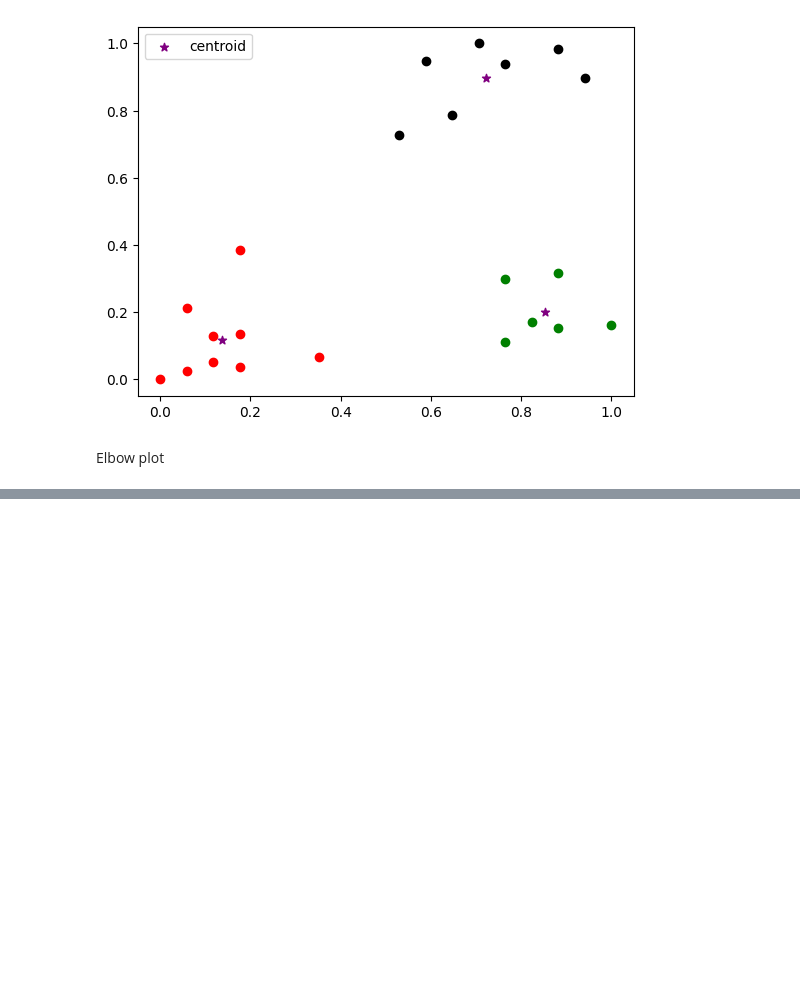
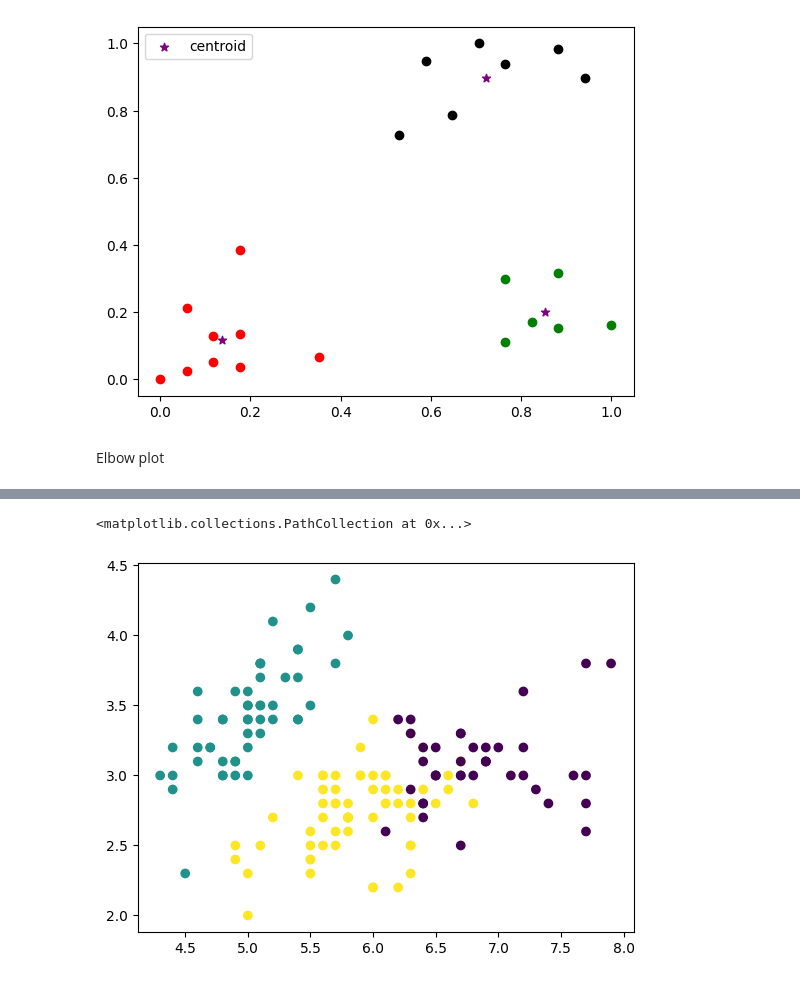
Before and after one commit to khushidubeyokok/AI-ML, a Jupyter notebook: 02_Unsupervised_learning/01_KMeans.ipynb, the cells around one changed output, grey strips where cells are left out. Drawn from its saved outputs; the diff is of its cells as text; code cells hidden in the pictures; blank space fills up the shorter version.

```diff
--- a/02_Unsupervised_learning/01_KMeans.ipynb
+++ b/02_Unsupervised_learning/01_KMeans.ipynb
@@ -169,0 +240,11 @@ plt.plot(k_rng,sse)
+# %%
+kmeans.fit(X) #fitting model to all 4 features
+labels = kmeans.labels_
+centers=kmeans.cluster_centers_
+
+# plotting only petal length vs width
+X2d = X[:, [0, 1]]
+plt.scatter(X2d[:, 0], X2d[:, 1], c=labels, cmap='viridis')
+# %% [output]
+<matplotlib.collections.PathCollection at 0x...>
+[figure, added]
```
Also changed, not shown: parts of 17 cells of this notebook.
